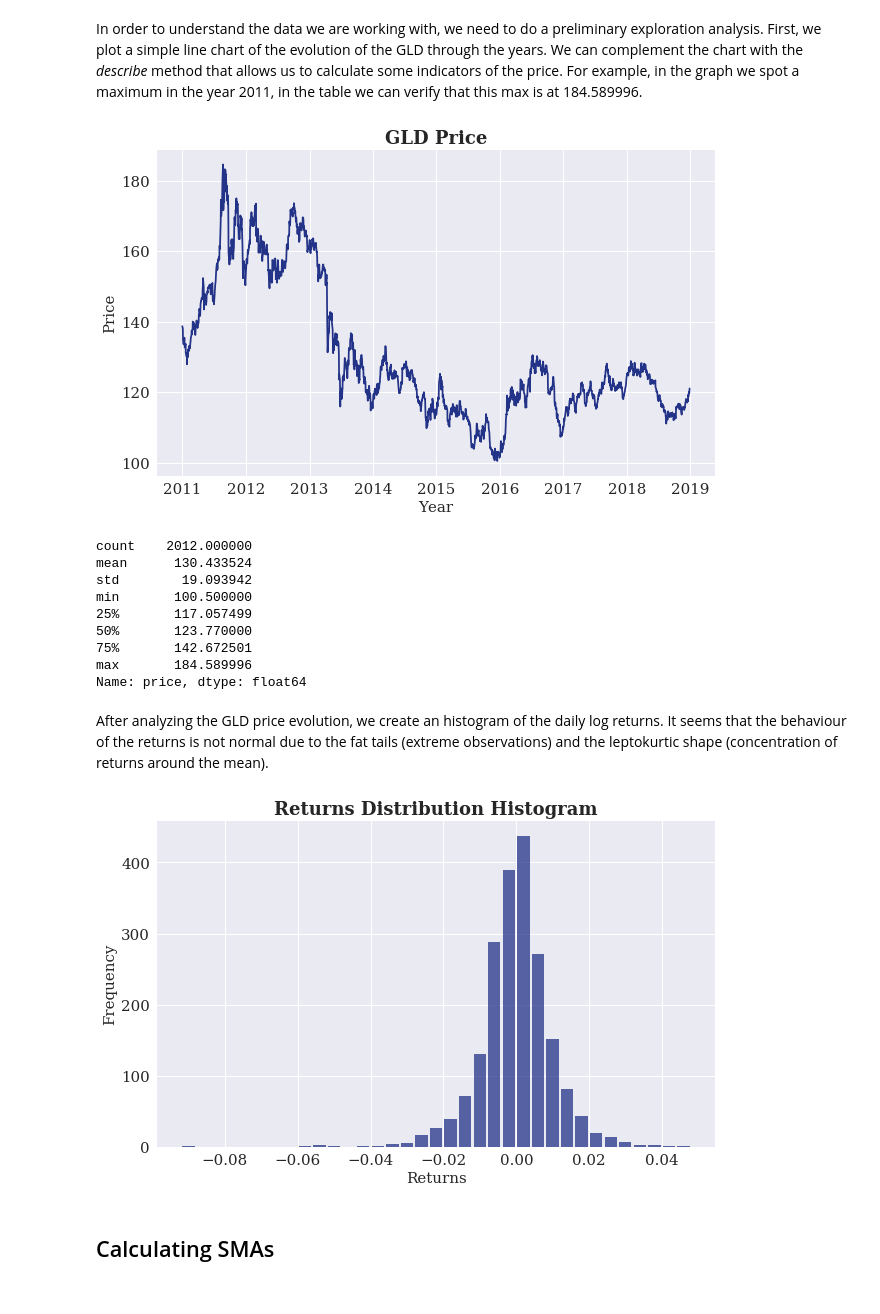
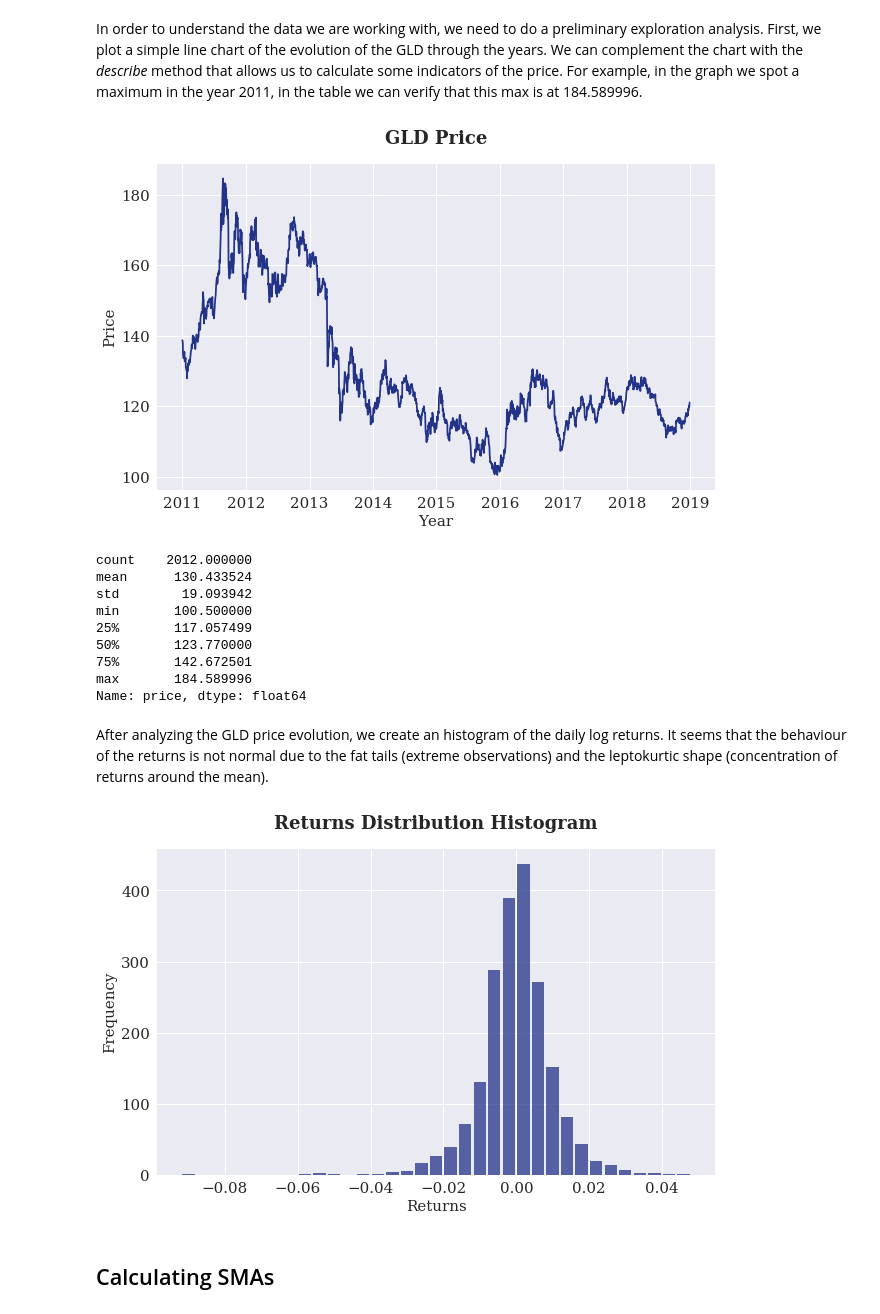
Before and after one commit to mateomarks/Algorithmic-Trading, a Jupyter notebook: Simple Moving Average.ipynb, the cells around one changed output. Drawn from its saved outputs; the diff is of its cells as text; code cells hidden in the pictures.

```diff
--- a/Simple Moving Average.ipynb
+++ b/Simple Moving Average.ipynb
@@ -52,18 +52,18 @@ In order to understand the data we are working with, we need to do a preliminary
 # %%
 plt.figure(figsize=(10,6))
 plt.plot(data.price, color='#233388')
-plt.title('GLD Price',fontsize=18,fontweight="bold")
+plt.title('GLD Price',fontsize=18,fontweight="bold", pad=20)
 plt.xlabel('Year',fontsize=15)
 plt.ylabel('Price',fontsize=15)
 plt.xticks(fontsize=15)
 plt.yticks(fontsize=15)
 plt.savefig('GLD_price.png', facecolor='None')
 plt.show();
 
 
 data.price.describe()
 # %% [output]
-[figure, old version]
+[figure, new version]
 count    2012.000000
 mean      130.433524
 std        19.093942
@@ -82,11 +82,11 @@ plt.xlabel('Returns',fontsize=15)
 plt.ylabel('Frequency',fontsize=15)
 plt.xticks(fontsize=15)
 plt.yticks(fontsize=15)
-plt.title('Returns Distribution Histogram',fontsize=18,fontweight="bold")
+plt.title('Returns Distribution Histogram',fontsize=18,fontweight="bold", pad=20)
 plt.savefig('GLD_hostogram.png', facecolor='None')
 plt.show();
 # %% [output]
-[figure, old version]
+[figure, new version]
 # %% [markdown]
 ## Calculating SMAs
 # %% [markdown]
```
Also changed, not shown: parts of 2 cells of this notebook.
